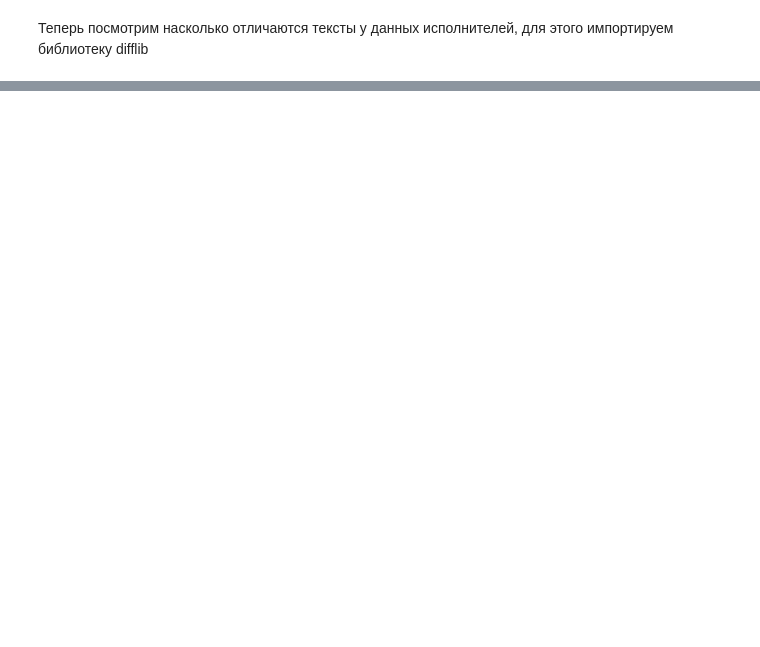
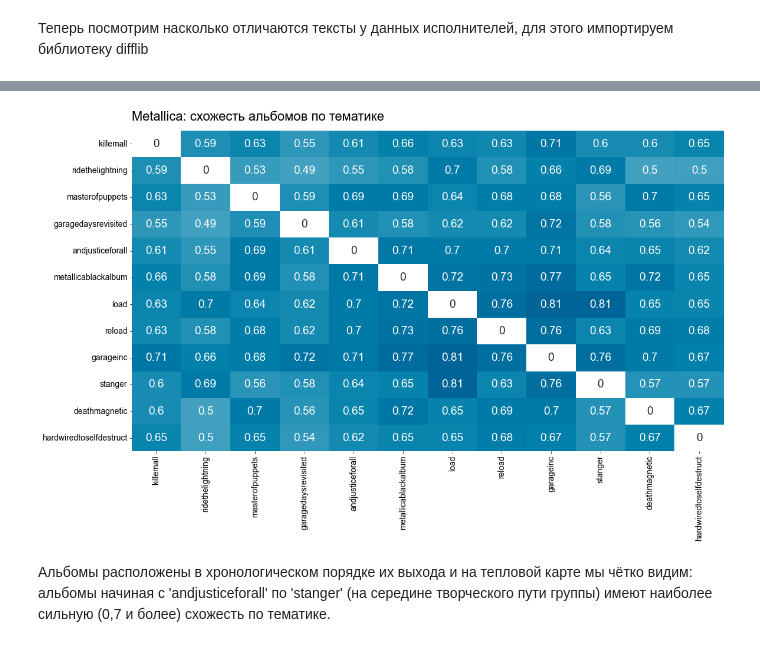
Before and after one commit to IV-1984/Data_analytics_projects, a Jupyter notebook: 5. lyrics analysis/lyrics_analysis_final.ipynb, the cells around one changed output, grey strips where cells are left out. Drawn from its saved outputs; the diff is of its cells as text; code cells hidden in the pictures; blank space fills up the shorter version.

```diff
--- a/5. lyrics analysis/lyrics_analysis_final.ipynb
+++ b/5. lyrics analysis/lyrics_analysis_final.ipynb
@@ -161,0 +199,5 @@ plt.show()
+# %%
+# почистим название альбомов
+albums_clean = []
+for i in range (0,len(albums)):
+    albums_clean.append(albums[i][:-7])
@@ -161,0 +218,3 @@ plt.show()
+# %%
+documents = album.split(sep = ',,,') # создадим список для создания корпуса
+documents =  documents[:-1]
@@ -161,0 +271,25 @@ plt.show()
+# %%
+# данная функция сравнивает вектор текста(альбома)  со словарем, созданным из корпуса слов - на выходе мы получаем список словарей с результатами схожести текстов
+
+from gensim.similarities import Similarity
+from gensim.test.utils import common_corpus, common_dictionary, get_tmpfile
+
+list_sims = []
+
+def vec_bow(doc):
+    matrix = {}
+    query = dictionary.doc2bow(doc.lower().split())
+    index_tmpfile = get_tmpfile("index")
+    index = Similarity(index_tmpfile, corpus, num_features=len(dictionary))
+    similarities = index[query]
+    sims = sorted(enumerate(similarities))
+    for doc_position, doc_score in sims:
+        album1 = doc.split(sep='\n')
+        album2 = documents[doc_position].split(sep='\n')
+        if str(album1[0]) == str(album2[0]):
+            doc_score = 0
+        matrix[album2[0]] = doc_score
+    return(matrix)
+
+for i in range(0,len(documents)):
+    list_sims.append(vec_bow(documents[i]))
@@ -161,0 +314,16 @@ plt.show()
+# %%
+# создадим датафрейм для более удобной работы по анализу текстов
+df_albums_sims = pd.DataFrame(list_sims, index=albums_clean)
+# %%
+# на основе датафрейма построим тепловую карту
+fig, ax = plt.subplots(figsize=(18,10))
+sns.set(font_scale=1.6)
+sns.heatmap(df_albums_sims, center=1, annot=True,cmap='ocean_r',cbar=False, alpha=1)
+ax.set_title('Metallica: схожесть альбомов по тематике',loc='left',fontsize=22, y=1.02)
+plt.xticks(fontsize = 14)
+plt.yticks(fontsize = 14)
+plt.show()
+# %% [output]
+[figure, added]
+# %% [markdown]
+Альбомы расположены в хронологическом порядке их выхода и на тепловой карте мы чётко видим: альбомы начиная с 'andjusticeforall' по  'stanger' (на середине творческого пути группы) имеют наиболее сильную (0,7 и более) схожесть по тематике.
```
Also changed, not shown: parts of 33 cells of this notebook.
